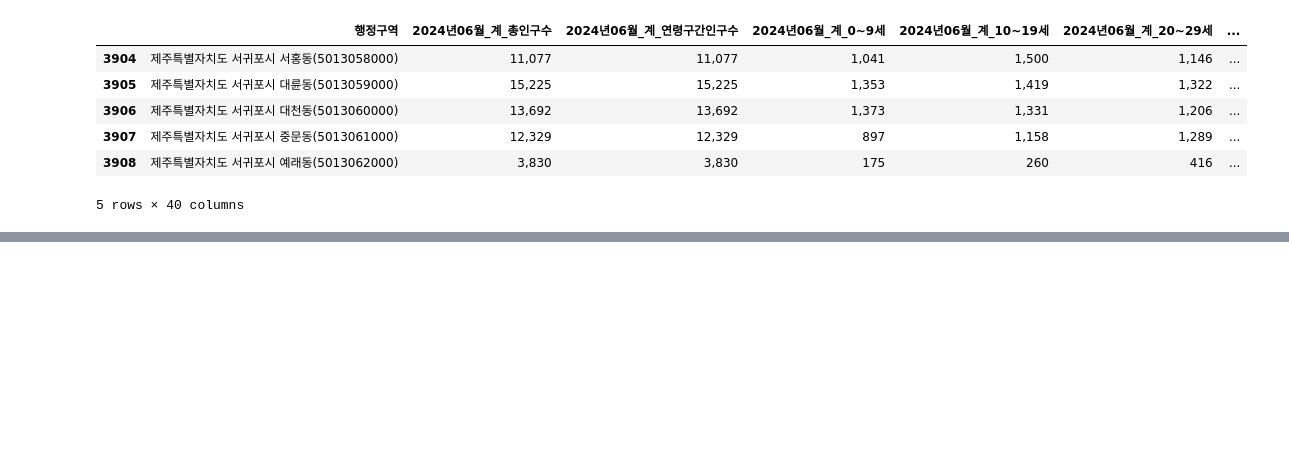
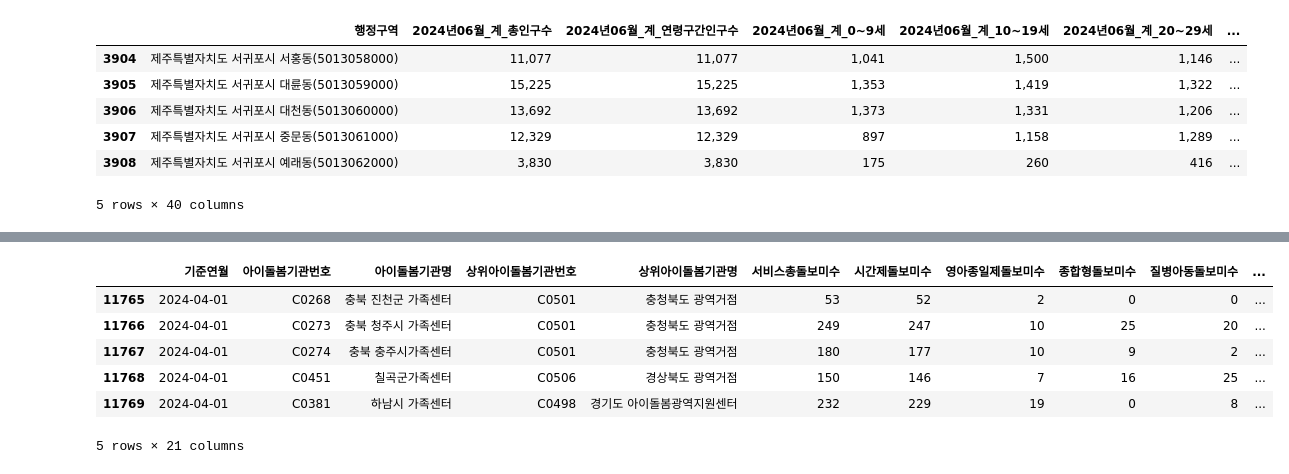
Before and after one commit to CodeArt-Team/MLcompetetion, a Jupyter notebook: 공모전/서울GovTech/돌봄서비스/데이터 읽어오기_jihwan.ipynb, the cells around one changed output, grey strips where cells are left out. Drawn from its saved outputs; the diff is of its cells as text; code cells hidden in the pictures; blank space fills up the shorter version.

```diff
--- a/공모전/서울GovTech/돌봄서비스/데이터 읽어오기_jihwan.ipynb
+++ b/공모전/서울GovTech/돌봄서비스/데이터 읽어오기_jihwan.ipynb
@@ -1012,0 +1269,2 @@ result
+# %%
+monthly_population = pd.read_csv("population_fillna.csv",index_col=0)
@@ -1012,0 +1449,13 @@ result
+# %%
+df1_cleaned = df1.dropna(subset=['인구수'])
+df1_cleaned = df1.dropna(subset=['신청가정수'])
+# %%
+df1_cleaned.tail()
+# %% [output]
+|  | 기준연월 | 아이돌봄기관번호 | 아이돌봄기관명 | 상위아이돌봄기관번호 | 상위아이돌봄기관명 | 서비스총돌보미수 | 시간제돌보미수 | 영아종일제돌보미수 | 종합형돌보미수 | 질병아동돌보미수 | ... |
+| 11765 | 2024-04-01 | C0268 | 충북 진천군 가족센터 | C0501 | 충청북도 광역거점 | 53 | 52 | 2 | 0 | 0 | ... |
+| 11766 | 2024-04-01 | C0273 | 충북 청주시 가족센터 | C0501 | 충청북도 광역거점 | 249 | 247 | 10 | 25 | 20 | ... |
+| 11767 | 2024-04-01 | C0274 | 충북 충주시가족센터 | C0501 | 충청북도 광역거점 | 180 | 177 | 10 | 9 | 2 | ... |
+| 11768 | 2024-04-01 | C0451 | 칠곡군가족센터 | C0506 | 경상북도 광역거점 | 150 | 146 | 7 | 16 | 25 | ... |
+| 11769 | 2024-04-01 | C0381 | 하남시 가족센터 | C0498 | 경기도 아이돌봄광역지원센터 | 232 | 229 | 19 | 0 | 8 | ... |
+5 rows × 21 columns
```
Also changed, not shown: parts of 30 cells of this notebook, 12 other files.
